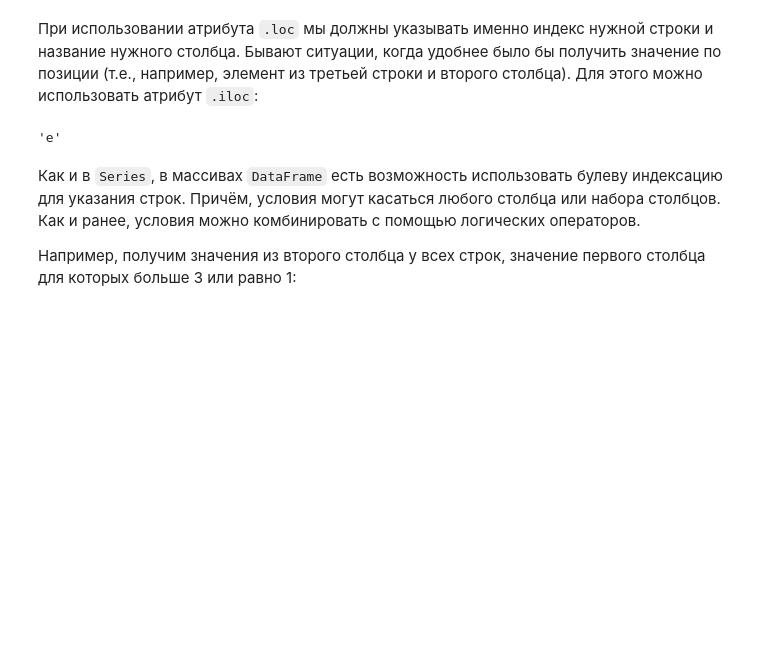
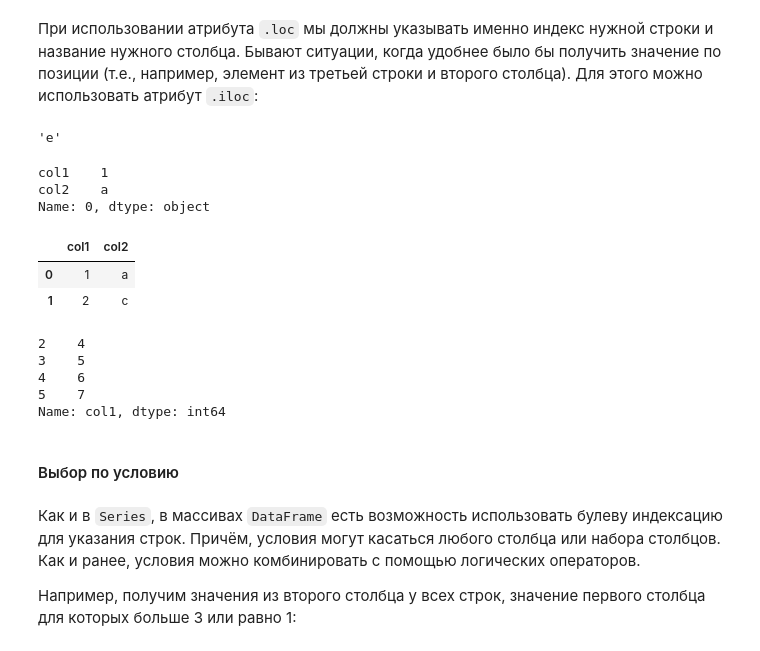
Before and after one commit to alsu198613/GB4623_A_Python_for_Analytics, a Jupyter notebook: Общие материалы по библиотекам/Pandas/2_Работа_с_Pandas(notebook).ipynb, the cells around one changed output. Drawn from its saved outputs; the diff is of its cells as text; code cells hidden in the pictures; blank space fills up the shorter version.

```diff
--- a/Общие материалы по библиотекам/Pandas/2_Работа_с_Pandas(notebook).ipynb
+++ b/Общие материалы по библиотекам/Pandas/2_Работа_с_Pandas(notebook).ipynb
@@ -406,6 +429,28 @@ b.loc[[0, 2, 4]]
 b.iloc[2, 1]
 # %% [output]
 'e'
+# %%
+b.iloc[0]  # просмотр первой строки во всех столбцах
+# %% [output]
+col1    1
+col2    a
+Name: 0, dtype: object
+# %%
+b.iloc[0:2]   # просмотр среза первых двух строк, верхняя граница не включена
+# %% [output]
+|  | col1 | col2 |
+| 0 | 1 | a |
+| 1 | 2 | c |
+# %%
+b.iloc[2:6, 0]   # для просмотра данных конкретного столбца указывается его индекс
+# %% [output]
+2    4
+3    5
+4    6
+5    7
+Name: col1, dtype: int64
+# %% [markdown]
+#### Выбор по условию
 # %% [markdown]
 Как и в `Series`, в массивах `DataFrame` есть возможность использовать булеву индексацию для указания строк. Причём, условия могут касаться любого столбца или набора столбцов. Как и ранее, условия можно комбинировать с помощью логических операторов.
 
```
Also changed, not shown: parts of 78 cells of this notebook, 5 other files.
